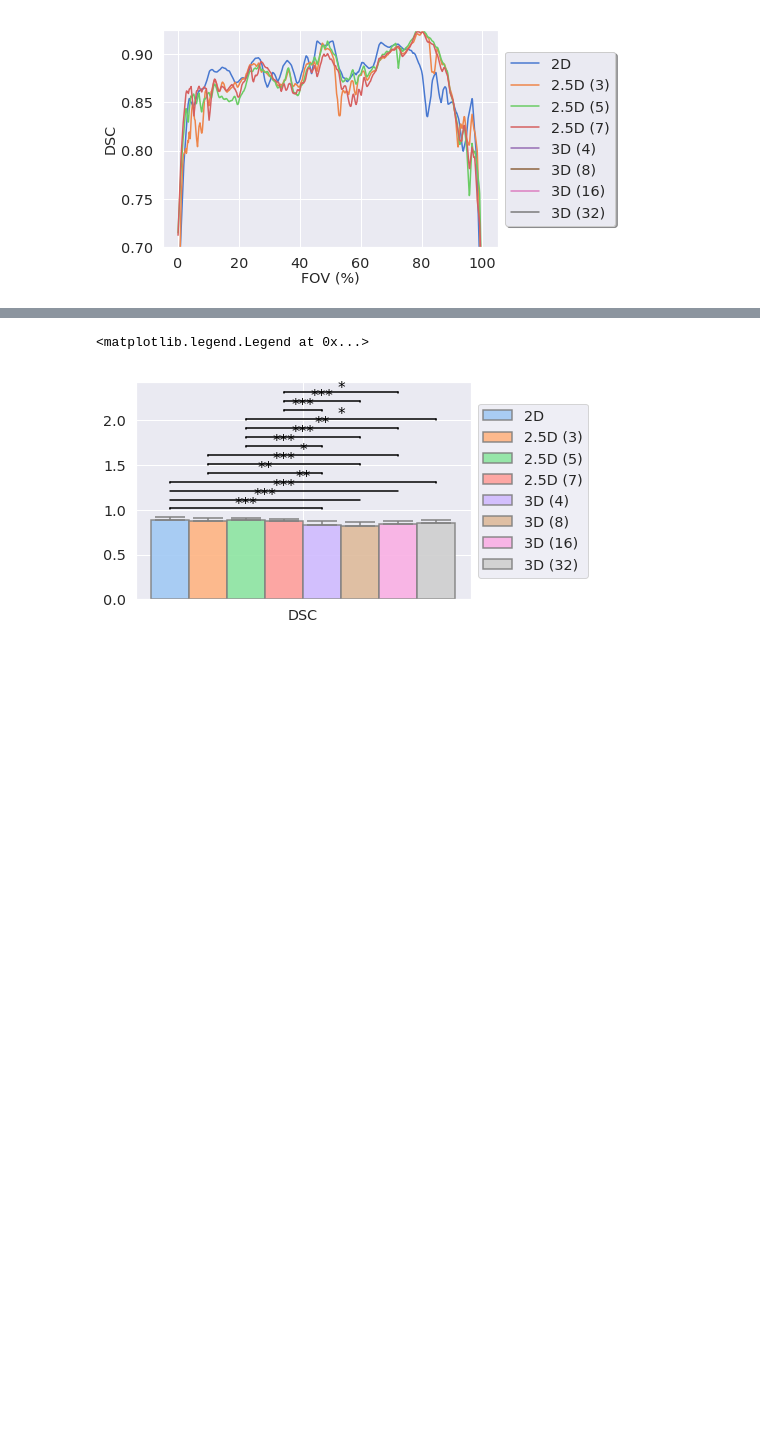
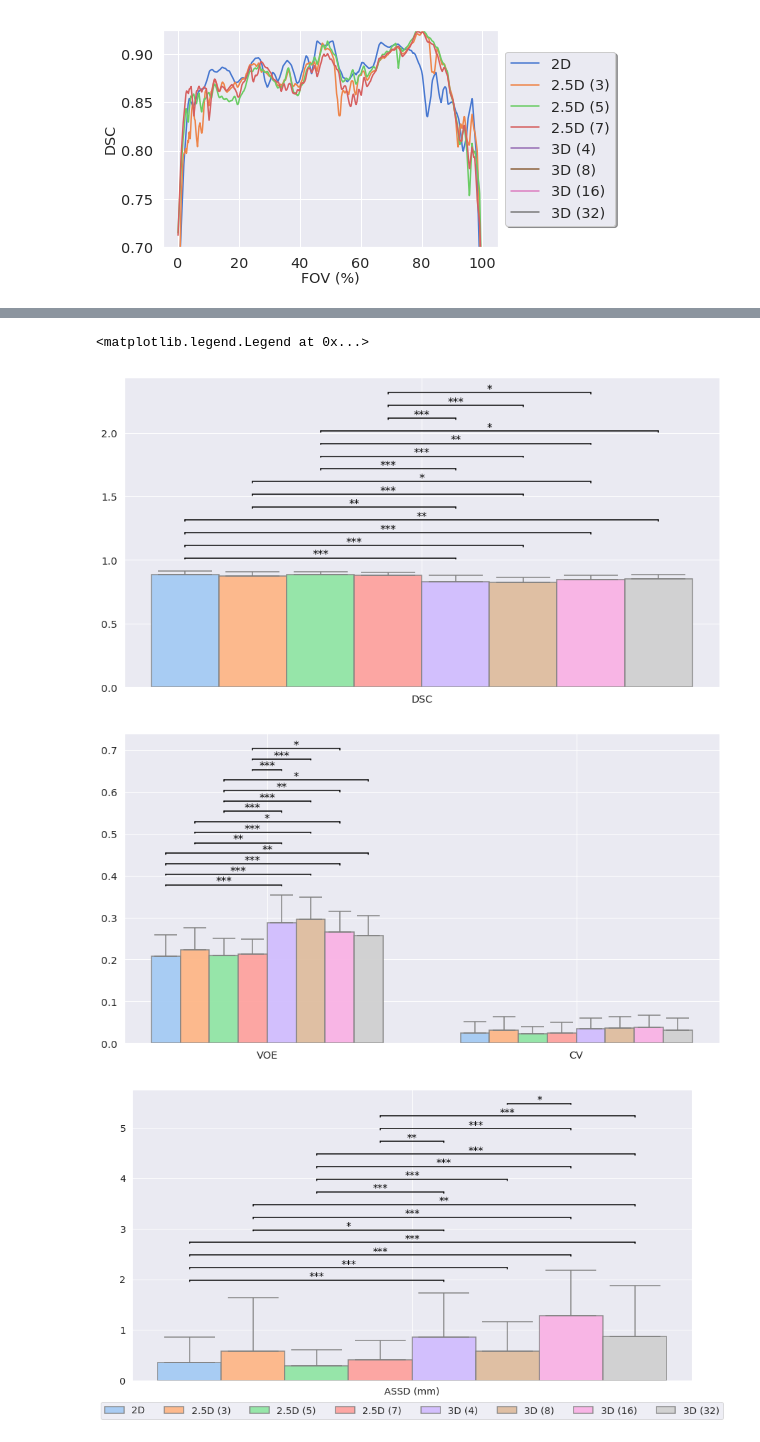
Before and after one commit to ad12/MedSegPy, a Jupyter notebook: analysis/exp_graphs.ipynb, the cells around one changed output, grey strips where cells are left out. Drawn from its saved outputs; the diff is of its cells as text; code cells hidden in the pictures; blank space fills up the shorter version.

```diff
--- a/analysis/exp_graphs.ipynb
+++ b/analysis/exp_graphs.ipynb
@@ -231,13 +231,21 @@ assd:
 | 3D (8) | 3.085828e-04 | 1.958786e-01 | 1.732918e-04 | 9.489329e-02 | 1.000000 | -1.000000 | 3.605299e-02 | 1.000000e+00 |
 | 3D (16) | 7.392647e-13 | 9.248677e-08 | 2.815473e-13 | 2.186268e-08 | 0.282028 | 0.036053 | -1.000000e+00 | 1.000000e+00 |
 | 3D (32) | 1.995178e-07 | 1.213706e-03 | 9.483282e-08 | 4.331766e-04 | 1.000000 | 1.000000 | 1.000000e+00 | -1.000000e+00 |
-# %%
-autils.compare_metrics([VOLUME_2D, VOLUME_2_5D_3, VOLUME_2_5D_5, VOLUME_2_5D_7, VOLUME_3D_4, VOLUME_3D_8, VOLUME_3D_16, VOLUME_3D_32],
-                       VOLUMES['keys'], metrics=('dsc',), p_sig_matrix=pmats_vol, **bar_graph_kwargs)
-plt.legend(loc='center left', bbox_to_anchor= (1, 0.5))
-# %% [output]
-<matplotlib.legend.Legend at 0x...>
-[figure, removed]
+# %%
+matplotlib.rcParams['figure.figsize'] = [15.0, 8.0]
+fig, ax =
+autils.compare_metrics([VOLUME_2D, VOLUME_2_5D_3, VOLUME_2_5D_5, VOLUME_2_5D_7, VOLUME_3D_4, VOLUME_3D_8, VOLUME_3D_16, VOLUME_3D_32],
+                       VOLUMES['keys'], metrics=('dsc', ), p_sig_matrix=[pmats_vol[0]], **bar_graph_kwargs)
+autils.compare_metrics([VOLUME_2D, VOLUME_2_5D_3, VOLUME_2_5D_5, VOLUME_2_5D_7, VOLUME_3D_4, VOLUME_3D_8, VOLUME_3D_16, VOLUME_3D_32],
+                       VOLUMES['keys'], metrics=('voe', 'cv'), p_sig_matrix=pmats_vol[1:3], **bar_graph_kwargs)
+autils.compare_metrics([VOLUME_2D, VOLUME_2_5D_3, VOLUME_2_5D_5, VOLUME_2_5D_7, VOLUME_3D_4, VOLUME_3D_8, VOLUME_3D_16, VOLUME_3D_32],
+                       VOLUMES['keys'], metrics=('assd',), p_sig_matrix=[pmats_vol[3]], **bar_graph_kwargs)
+plt.legend(loc='lower center', bbox_to_anchor= (0.5, -0.15), ncol=len(VOLUMES['keys']))
+# %% [output]
+<matplotlib.legend.Legend at 0x...>
+[figure, added]
+[figure, added]
+[figure, added]
 # %%
 # print metrics summary
 af.print_metrics_summary([ARCH_UNET, ARCH_SEGNET, ARCH_DEEPLAB])
```
Also changed, not shown: parts of 1 cell of this notebook, 2 other files.
